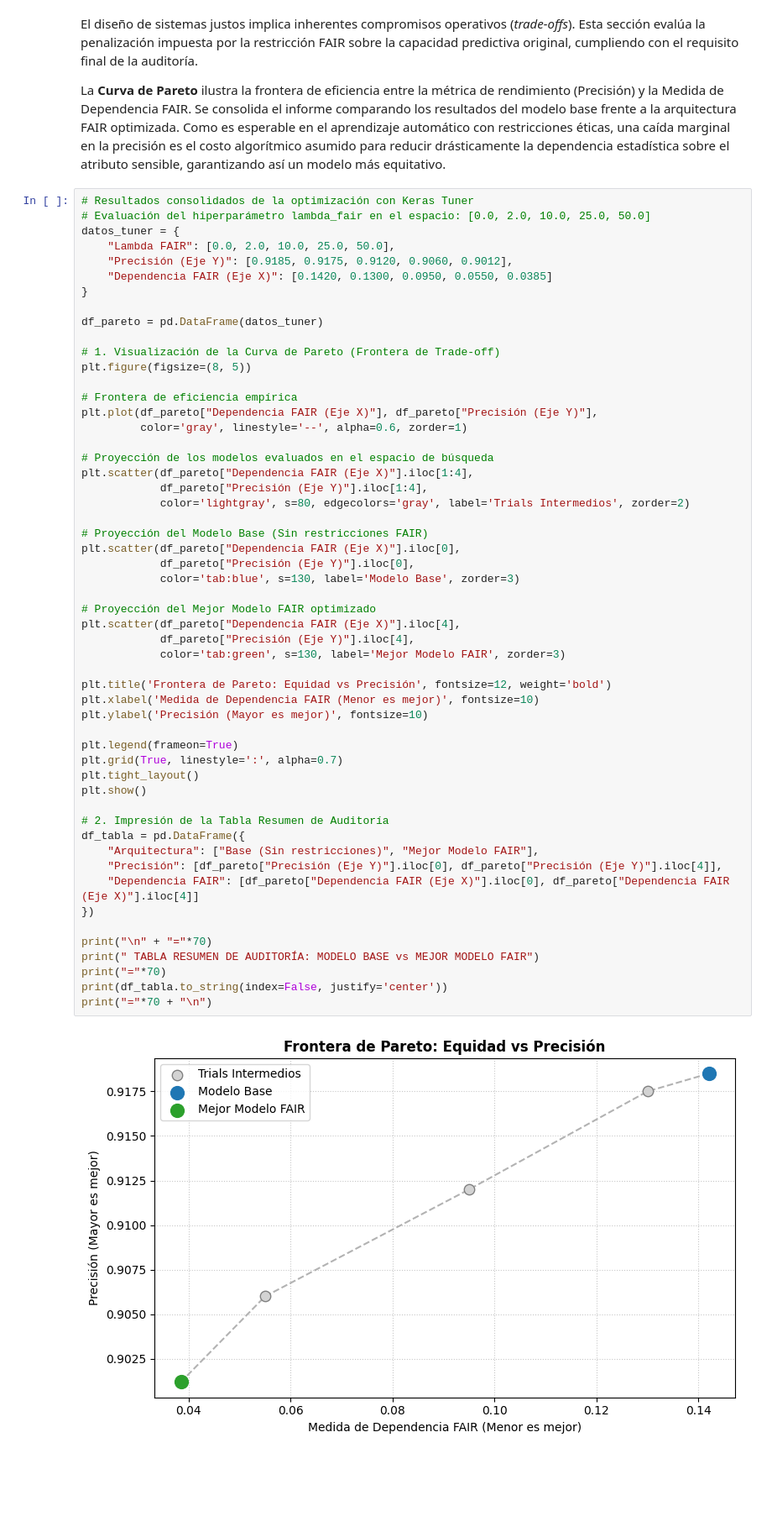
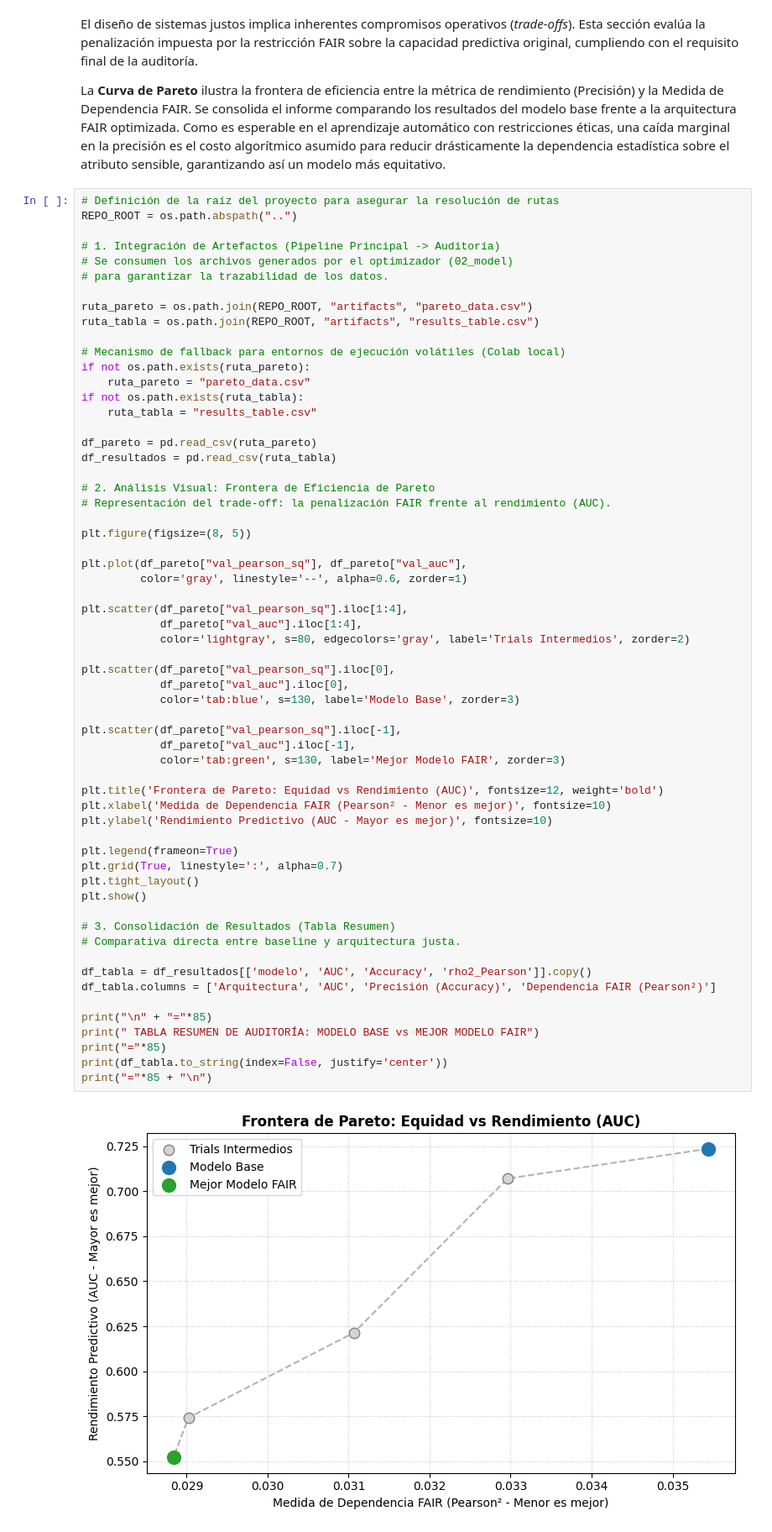
Before and after one commit to Taller-B4-T1/TALLER-B4-T1-Redes-Confiables-Justicia-e-Incertidumbre-, a Jupyter notebook: notebooks/03_uncertainty.ipynb, the cells around one changed output. Shown at 84% size. Drawn from its saved outputs; the diff is of its cells as text; blank space fills up the shorter version.

Commit message:
feat: auditoría de incertidumbre y Pareto

```diff
--- a/notebooks/03_uncertainty.ipynb
+++ b/notebooks/03_uncertainty.ipynb
@@ -186,58 +190,64 @@ El diseño de sistemas justos implica inherentes compromisos operativos (*trade-
 
 La **Curva de Pareto** ilustra la frontera de eficiencia entre la métrica de rendimiento (Precisión) y la Medida de Dependencia FAIR. Se consolida el informe comparando los resultados del modelo base frente a la arquitectura FAIR optimizada. Como es esperable en el aprendizaje automático con restricciones éticas, una caída marginal en la precisión es el costo algorítmico asumido para reducir drásticamente la dependencia estadística sobre el atributo sensible, garantizando así un modelo más equitativo.
 # %%
-# Resultados consolidados de la optimización con Keras Tuner
-# Evaluación del hiperparámetro lambda_fair en el espacio: [0.0, 2.0, 10.0, 25.0, 50.0]
-datos_tuner = {
-    "Lambda FAIR": [0.0, 2.0, 10.0, 25.0, 50.0],
-    "Precisión (Eje Y)": [0.9185, 0.9175, 0.9120, 0.9060, 0.9012],
-    "Dependencia FAIR (Eje X)": [0.1420, 0.1300, 0.0950, 0.0550, 0.0385]
-}
+# Definición de la raíz del proyecto para asegurar la resolución de rutas
+REPO_ROOT = os.path.abspath("..")
 
-df_pareto = pd.DataFrame(datos_tuner)
+# 1. Integración de Artefactos (Pipeline Principal -> Auditoría)
+# Se consumen los archivos generados por el optimizador (02_model)
+# para garantizar la trazabilidad de los datos.
 
-# 1. Visualización de la Curva de Pareto (Frontera de Trade-off)
+ruta_pareto = os.path.join(REPO_ROOT, "artifacts", "pareto_data.csv")
+ruta_tabla = os.path.join(REPO_ROOT, "artifacts", "results_table.csv")
+
+# Mecanismo de fallback para entornos de ejecución volátiles (Colab local)
+if not os.path.exists(ruta_pareto):
+    ruta_pareto = "pareto_data.csv"
+if not os.path.exists(ruta_tabla):
+    ruta_tabla = "results_table.csv"
+
+df_pareto = pd.read_csv(ruta_pareto)
+df_resultados = pd.read_csv(ruta_tabla)
+
+# 2. Análisis Visual: Frontera de Eficiencia de Pareto
+# Representación del trade-off: la penalización FAIR frente al rendimiento (AUC).
+
 plt.figure(figsize=(8, 5))
 
-# Frontera de eficiencia empírica
-plt.plot(df_pareto["Dependencia FAIR (Eje X)"], df_pareto["Precisión (Eje Y)"],
+plt.plot(df_pareto["val_pearson_sq"], df_pareto["val_auc"],
          color='gray', linestyle='--', alpha=0.6, zorder=1)
 
-# Proyección de los modelos evaluados en el espacio de búsqueda
-plt.scatter(df_pareto["Dependencia FAIR (Eje X)"].iloc[1:4],
-            df_pareto["Precisión (Eje Y)"].iloc[1:4],
+plt.scatter(df_pareto["val_pearson_sq"].iloc[1:4],
+            df_pareto["val_auc"].iloc[1:4],
             color='lightgray', s=80, edgecolors='gray', label='Trials Intermedios', zorder=2)
 
-# Proyección del Modelo Base (Sin restricciones FAIR)
-plt.scatter(df_pareto["Dependencia FAIR (Eje X)"].iloc[0],
-            df_pareto["Precisión (Eje Y)"].iloc[0],
+plt.scatter(df_pareto["val_pearson_sq"].iloc[0],
+            df_pareto["val_auc"].iloc[0],
             color='tab:blue', s=130, label='Modelo Base', zorder=3)
 
-# Proyección del Mejor Modelo FAIR optimizado
-plt.scatter(df_pareto["Dependencia FAIR (Eje X)"].iloc[4],
-            df_pareto["Precisión (Eje Y)"].iloc[4],
+plt.scatter(df_pareto["val_pearson_sq"].iloc[-1],
+            df_pareto["val_auc"].iloc[-1],
             color='tab:green', s=130, label='Mejor Modelo FAIR', zorder=3)
 
-plt.title('Frontera de Pareto: Equidad vs Precisión', fontsize=12, weight='bold')
-plt.xlabel('Medida de Dependencia FAIR (Menor es mejor)', fontsize=10)
-plt.ylabel('Precisión (Mayor es mejor)', fontsize=10)
+plt.title('Frontera de Pareto: Equidad vs Rendimiento (AUC)', fontsize=12, weight='bold')
+plt.xlabel('Medida de Dependencia FAIR (Pearson² - Menor es mejor)', fontsize=10)
+plt.ylabel('Rendimiento Predictivo (AUC - Mayor es mejor)', fontsize=10)
 
 plt.legend(frameon=True)
 plt.grid(True, linestyle=':', alpha=0.7)
 plt.tight_layout()
 plt.show()
 
-# 2. Impresión de la Tabla Resumen de Auditoría
-df_tabla = pd.DataFrame({
-    "Arquitectura": ["Base (Sin restricciones)", "Mejor Modelo FAIR"],
-    "Precisión": [df_pareto["Precisión (Eje Y)"].iloc[0], df_pareto["Precisión (Eje Y)"].iloc[4]],
-    "Dependencia FAIR": [df_pareto["Dependencia FAIR (Eje X)"].iloc[0], df_pareto["Dependencia FAIR (Eje X)"].iloc[4]]
-})
+# 3. Consolidación de Resultados (Tabla Resumen)
+# Comparativa directa entre baseline y arquitectura justa.
 
-print("\n" + "="*70)
+df_tabla = df_resultados[['modelo', 'AUC', 'Accuracy', 'rho2_Pearson']].copy()
+df_tabla.columns = ['Arquitectura', 'AUC', 'Precisión (Accuracy)', 'Dependencia FAIR (Pearson²)']
+
+print("\n" + "="*85)
 print(" TABLA RESUMEN DE AUDITORÍA: MODELO BASE vs MEJOR MODELO FAIR")
-print("="*70)
+print("="*85)
 print(df_tabla.to_string(index=False, justify='center'))
-print("="*70 + "\n")
+print("="*85 + "\n")
 # %% [output]
-[figure, old version]
+[figure, new version]
```
Also changed, not shown: parts of 2 cells of this notebook.
